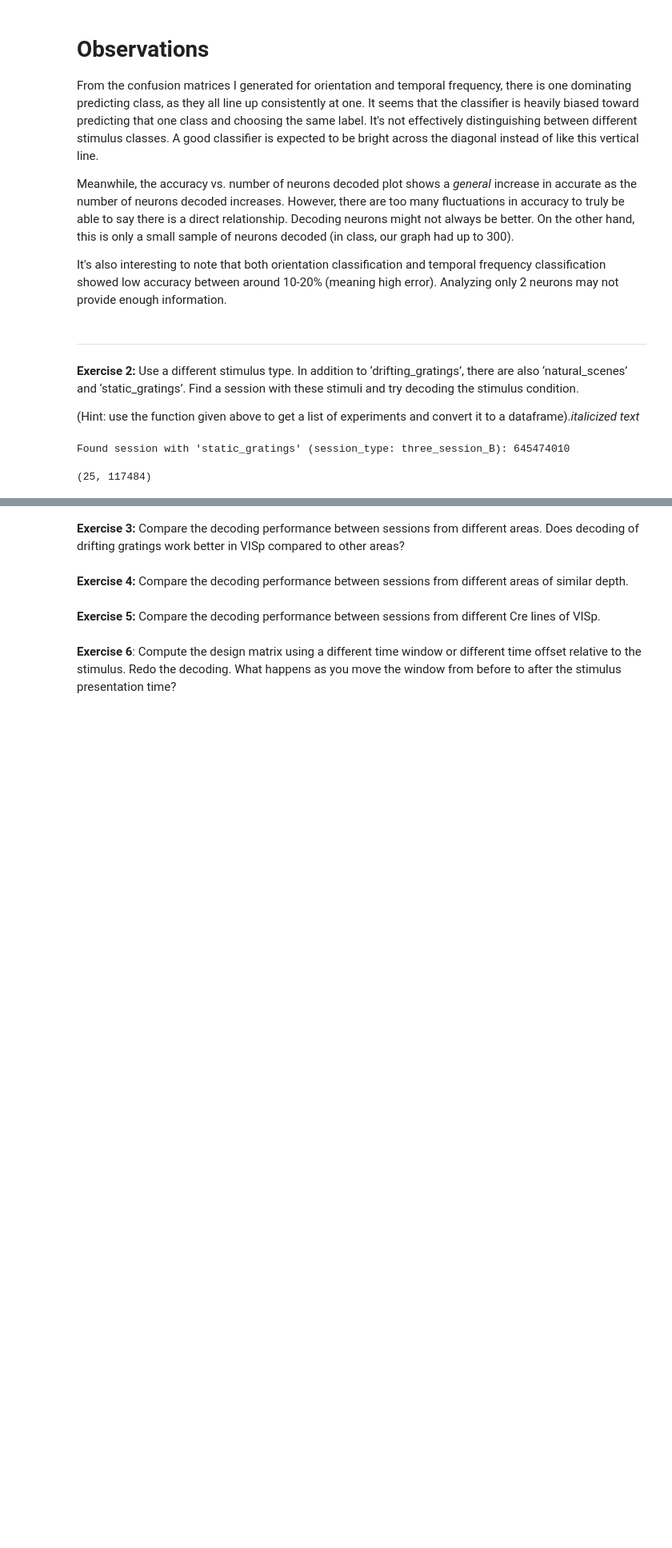
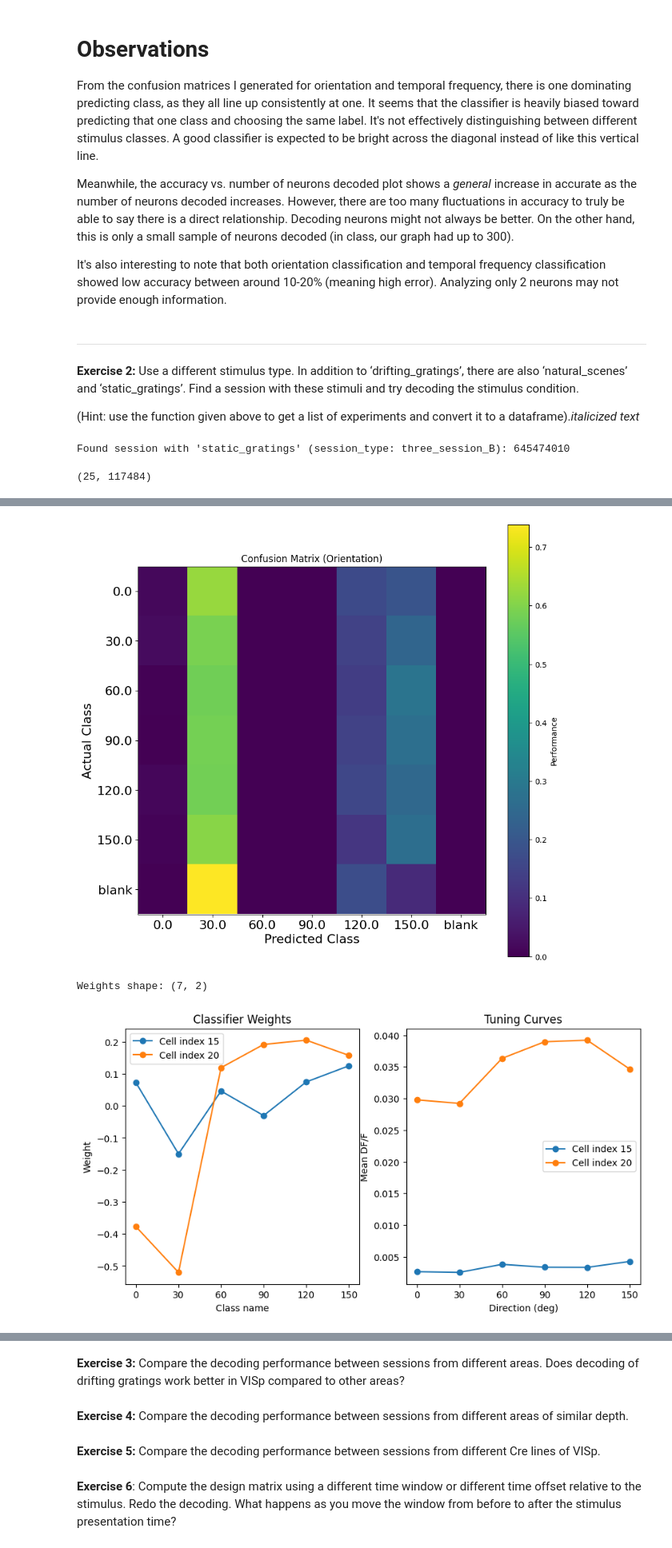
Before and after one commit to anniey27/amath342, a Jupyter notebook: HW3_Decoding.ipynb, the cells around one changed output, grey strips where cells are left out. Shown at 80% size. Drawn from its saved outputs; the diff is of its cells as text; code cells hidden in the pictures; blank space fills up the shorter version.

```diff
--- a/HW3_Decoding.ipynb
+++ b/HW3_Decoding.ipynb
@@ -534,0 +569,53 @@ plt.show()
+# %%
+# -----------------------------
+# CONFUSION MATRIX
+# -----------------------------
+from sklearn.metrics import confusion_matrix
+
+# orientation classification
+C = confusion_matrix(stim_test, stim_test_hat2, normalize='true', labels=orientation_labels)
+num_classes = len(orientation_labels)
+
+plt.figure(figsize=(10, 10))
+ax = plt.subplot(111)
+cax = ax.imshow(C, interpolation='none', vmin=0, vmax=C.max())
+ax.set_xlabel('Predicted Class', fontsize=16)
+ax.set_ylabel('Actual Class', fontsize=16)
+ax.set_xticks(range(num_classes))
+ax.set_xticklabels(orientation_labels, fontsize=16)
+ax.set_yticks(range(num_classes))
+ax.set_yticklabels(orientation_labels, fontsize=16)
+cbar = plt.colorbar(cax)
+cbar.set_label('Performance')
+plt.title("Confusion Matrix (Orientation)")
+plt.show()
+
+# plotting classifier weights vs. tuning curves
+weights = classifier.coef_
+print("Weights shape:", weights.shape)
+
+classes_numeric = np.array([float(c) if c != 'blank' else np.nan for c in classifier.classes_])
+class_index = np.argsort(classes_numeric)
+classes_sorted = classes_numeric[class_index]
+
+fig, ax = plt.subplots(1, 2, figsize=(10, 5))
+ax[0].plot(classes_sorted[:-1], weights[class_index[:-1], 0], 'o-', label='Cell index ' + str(cell_index))
+ax[0].plot(classes_sorted[:-1], weights[class_index[:-1], 1], 'o-', label='Cell index ' + str(cell_index2))
+ax[0].set_xticks(classes_sorted[:-1])
+ax[0].legend()
+ax[0].set_ylabel('Weight')
+ax[0].set_xlabel('Class name')
+ax[0].set_title('Classifier Weights')
+
+ax[1].plot(orientations[:-1], tuning_curves[cell_index], 'o-', label='Cell index ' + str(cell_index))
+ax[1].plot(orientations[:-1], tuning_curves[cell_index2], 'o-', label='Cell index ' + str(cell_index2))
+ax[1].legend()
+ax[1].set_xlabel("Direction (deg)")
+ax[1].set_ylabel("Mean DF/F")
+ax[1].set_xticks(orientations[:-1])
+ax[1].set_title('Tuning Curves')
+plt.show()
+# %% [output]
+[figure, added]
+Weights shape: (7, 2)
+[figure, added]
```
Also changed, not shown: parts of 4 cells of this notebook.
